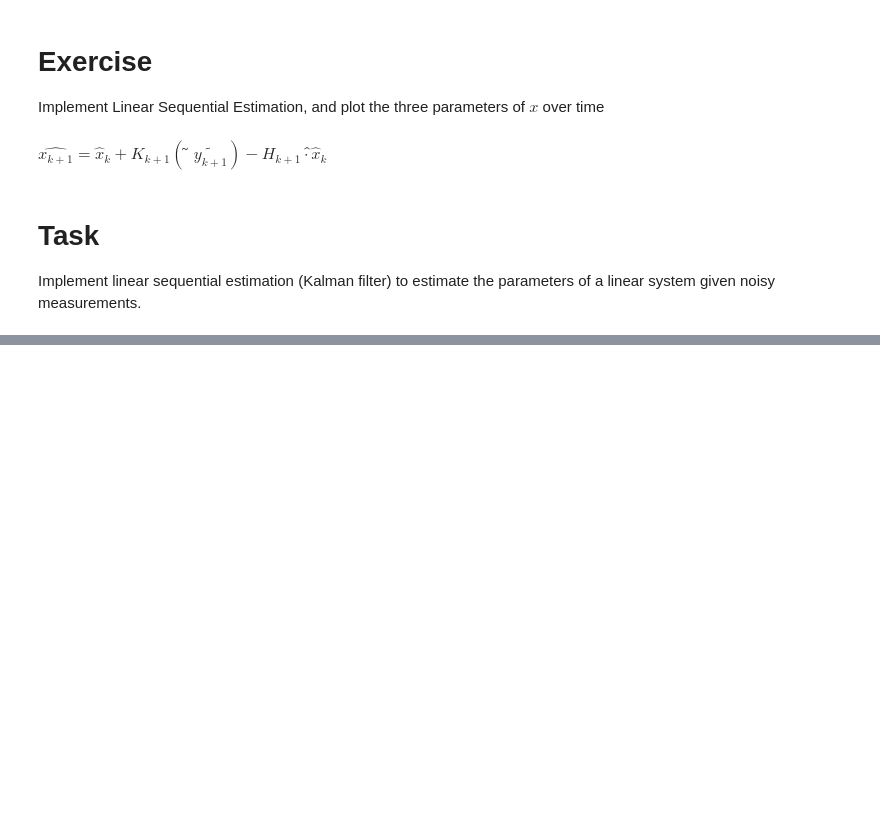
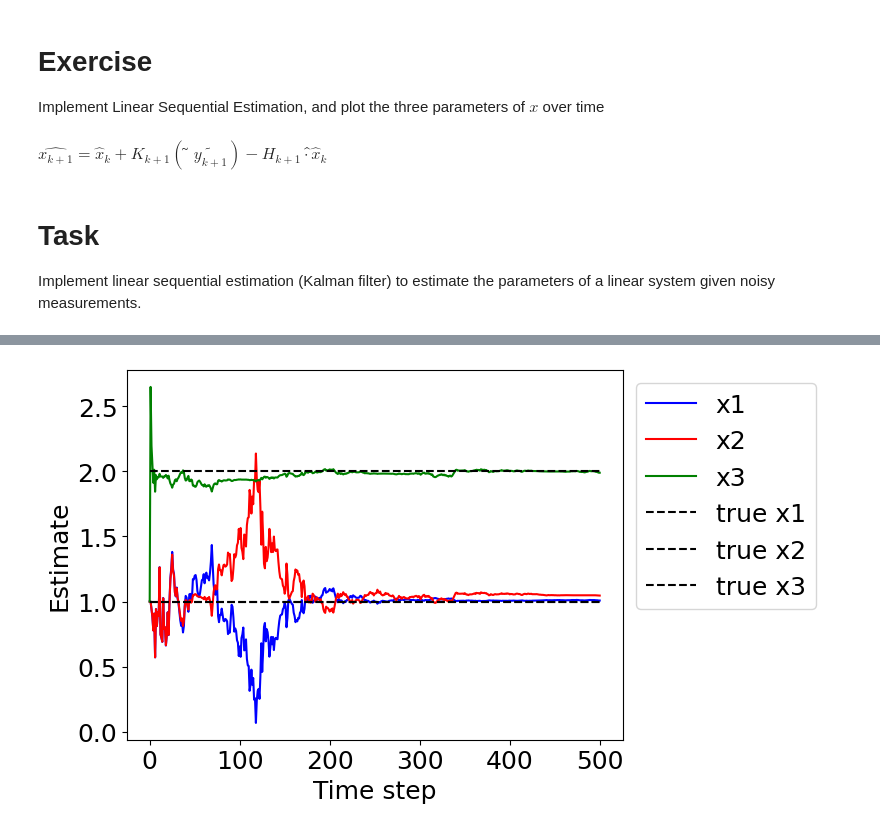
Before and after one commit to florisvb/Nonlinear_and_Data_Driven_Estimation, a Jupyter notebook: Lesson_3_Sequential_Least_Squares/A_Linear_Sequential.ipynb, the cells around one changed output, grey strips where cells are left out. Cells and saved outputs as stored; diff of their text form; code cells hidden in the pictures; blank space fills up the shorter version.

```diff
--- a/Lesson_3_Sequential_Least_Squares/A_Linear_Sequential.ipynb
+++ b/Lesson_3_Sequential_Least_Squares/A_Linear_Sequential.ipynb
@@ -245,0 +67,36 @@ H matrix used: [0. 0. 1.]
+# %%
+def update(x_k, P_k, H_k_plus_1, y_k_plus_1, W):
+  S = H_k_plus_1 @ P_k @ H_k_plus_1.T + W[0,0]
+  K = P_k @ H_k_plus_1.T @ np.linalg.inv(S)
+  x_k_plus_1 = x_k + K @ (y_k_plus_1 - H_k_plus_1 @ x_k)
+  P_k_plus_1 = P_k - K @ H_k_plus_1 @ P_k
+  return x_k_plus_1, P_k_plus_1
+# %%
+W = np.eye(3)
+x_estimate = [np.ones((3, 1))]
+P_estimate = [np.eye(3) *10]
+
+for i in range(len(y_tilde)):
+  y_k_plus_1 = y_tilde[i].reshape(-1,1)
+  H_k_plus_1 = np.array(model_1_H[i]).reshape(1,-1) # Reshape to (1, 3)
+  P_k = P_estimate[-1]
+  x_k = x_estimate[-1]
+  x_k_plus_1, P_k_plus_1 = update(x_k, P_k, H_k_plus_1, y_k_plus_1, W)
+  x_estimate.append(x_k_plus_1)
+  P_estimate.append(P_k_plus_1)
+# %%
+x_estimate = np.array(x_estimate)
+plt.plot(x_estimate[:, 0], label='x1', color='b')
+plt.plot(x_estimate[:, 1], label='x2', color='r')
+plt.plot(x_estimate[:, 2], label='x3', color='g')
+# plot true values
+plt.hlines(1, 0, len(x_estimate), colors='black', linestyles='dashed', label='true x1')
+plt.hlines(1, 0, len(x_estimate), colors='black', linestyles='dashed', label='true x2')
+plt.hlines(2, 0, len(x_estimate), colors='black', linestyles='dashed', label='true x3')
+plt.xlabel('Time step')
+plt.ylabel('Estimate')
+# legend outside of plot
+plt.legend(loc='upper left', bbox_to_anchor=(1, 1))
+plt.show()
+# %% [output]
+[figure, added]
```
Also changed, not shown: parts of 3 cells of this notebook.
